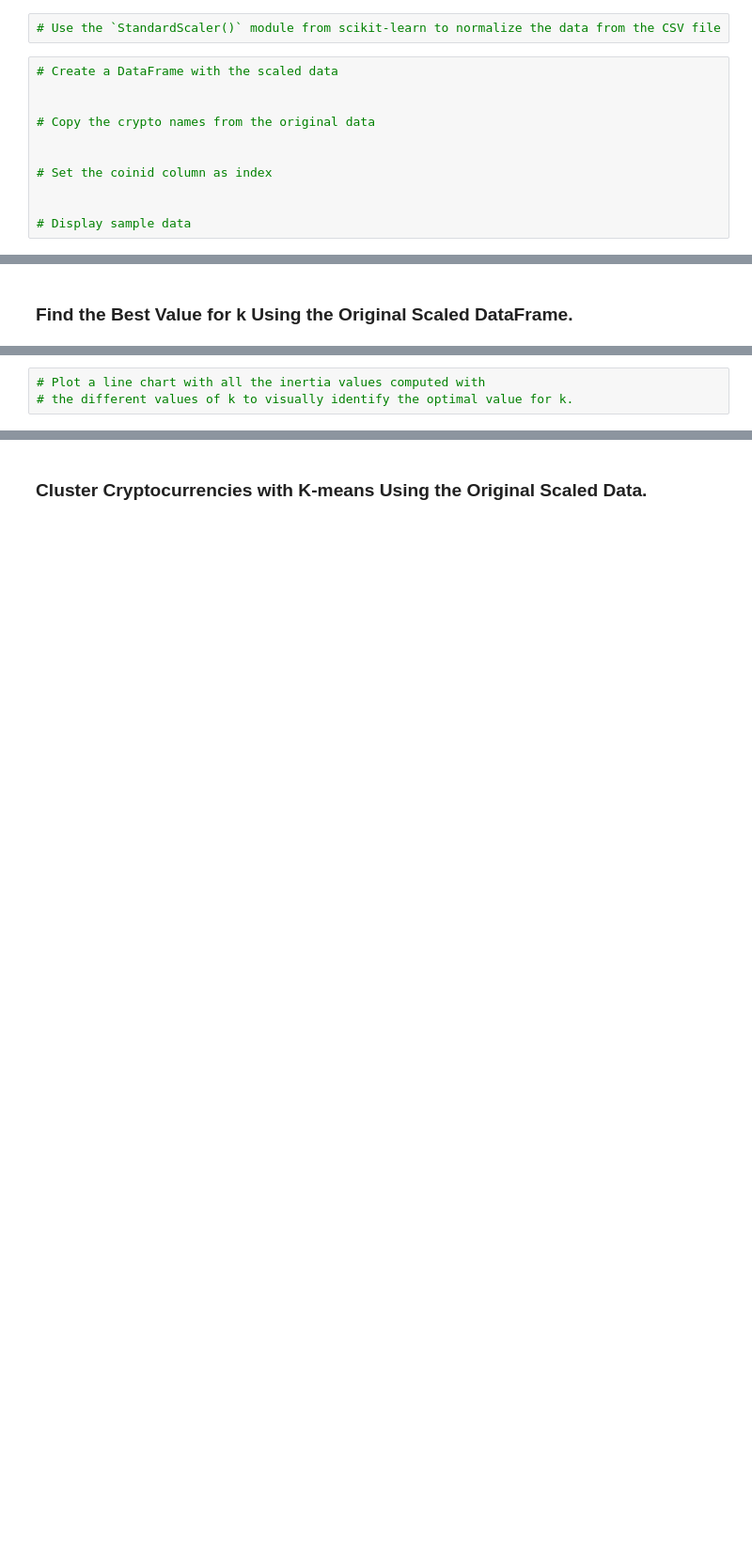
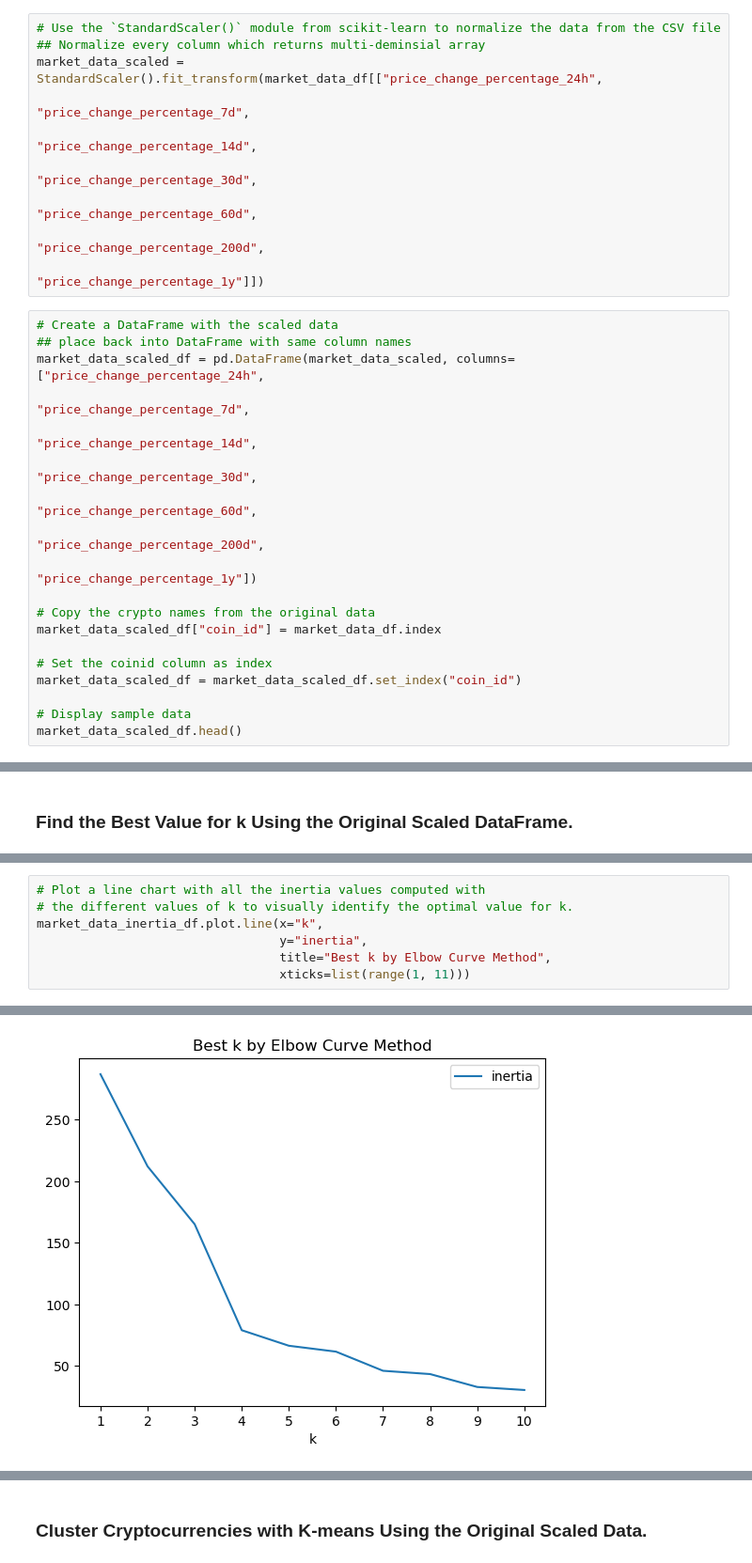
Before and after one commit to NeifyT/CryptoClustering, a Jupyter notebook: Crypto_Clustering.ipynb, the cells around one changed output, grey strips where cells are left out. Shown at 94% size. Cells and saved outputs as stored; diff of their text form; blank space fills up the shorter version.

```diff
--- a/Crypto_Clustering.ipynb
+++ b/Crypto_Clustering.ipynb
@@ -40,17 +55,33 @@ market_data_df.describe()
 ### Prepare the Data
 # %%
 # Use the `StandardScaler()` module from scikit-learn to normalize the data from the CSV file
+## Normalize every column which returns multi-deminsial array
+market_data_scaled = StandardScaler().fit_transform(market_data_df[["price_change_percentage_24h",
+                                                                    "price_change_percentage_7d",
+                                                                    "price_change_percentage_14d",
+                                                                    "price_change_percentage_30d",
+                                                                    "price_change_percentage_60d",
+                                                                    "price_change_percentage_200d",
+                                                                    "price_change_percentage_1y"]])
 # %%
 # Create a DataFrame with the scaled data
-
+## place back into DataFrame with same column names
+market_data_scaled_df = pd.DataFrame(market_data_scaled, columns=["price_change_percentage_24h",
+                                                                  "price_change_percentage_7d",
+                                                                  "price_change_percentage_14d",
+                                                                  "price_change_percentage_30d",
+                                                                  "price_change_percentage_60d",
+                                                                  "price_change_percentage_200d",
+                                                                  "price_change_percentage_1y"])
 
 # Copy the crypto names from the original data
-
+market_data_scaled_df["coin_id"] = market_data_df.index
 
 # Set the coinid column as index
-
+market_data_scaled_df = market_data_scaled_df.set_index("coin_id")
 
 # Display sample data
+market_data_scaled_df.head()
 # %% [output]
 |  | price_change_percentage_24h | price_change_percentage_7d | price_change_percentage_14d | price_change_percentage_30d | ... |
 | coin_id |  |  |  |  | ... |
@@ -98,3 +191,8 @@ market_data_df.describe()
 # %%
 # Plot a line chart with all the inertia values computed with
 # the different values of k to visually identify the optimal value for k.
+market_data_inertia_df.plot.line(x="k",
+                                 y="inertia",
+                                 title="Best k by Elbow Curve Method",
+                                 xticks=list(range(1, 11)))
+# %% [output]
@@ -100,0 +200 @@ market_data_df.describe()
+[figure, added]
```
Also changed, not shown: parts of 38 cells of this notebook, 1 other file.
